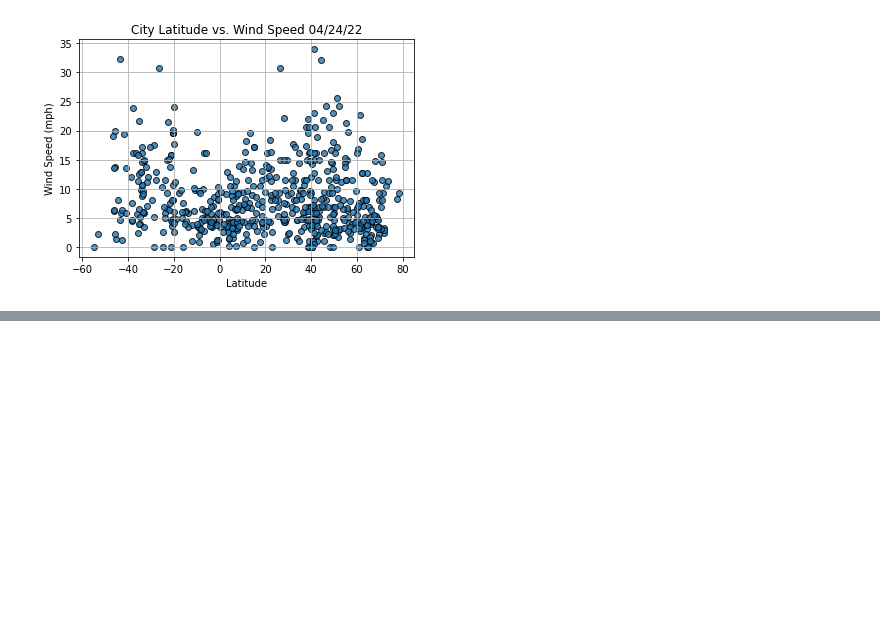
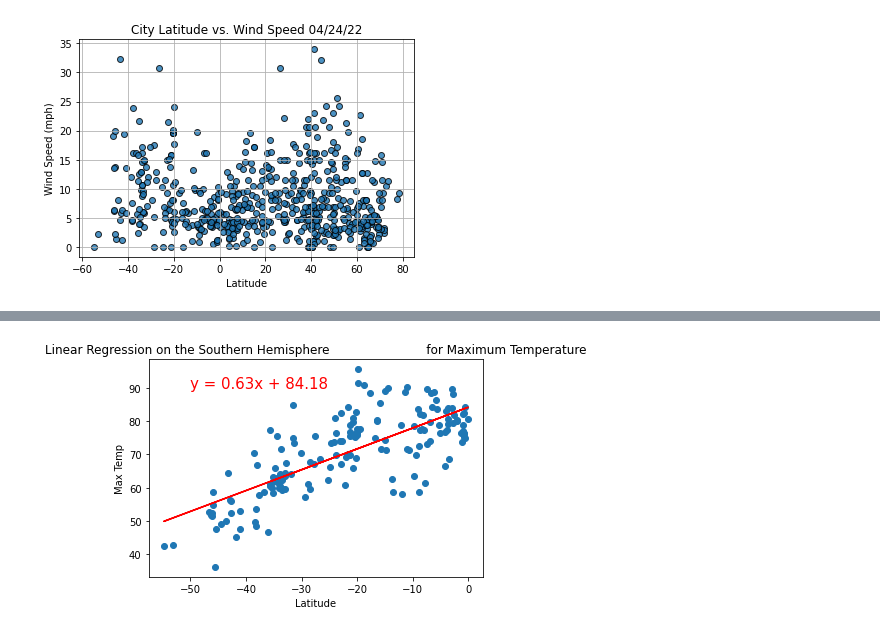
Before and after one commit to kozah346/World_Weather_Analysis, a Jupyter notebook: WeatherPy.ipynb, the cells around one changed output, grey strips where cells are left out. Saved outputs shown, nothing was run; the diff lists cells and outputs as text; code cells hidden in the pictures; blank space fills up the shorter version.

```diff
--- a/WeatherPy.ipynb
+++ b/WeatherPy.ipynb
@@ -255,0 +290,10 @@ plt.show()
+# %%
+# Linear regression on the Southern Hemisphere
+x_values = southern_hemi_df["Lat"]
+y_values = southern_hemi_df["Max Temp"]
+# Call the function.
+plot_linear_regression(x_values, y_values,
+                       'Linear Regression on the Southern Hemisphere \
+                        for Maximum Temperature', 'Max Temp',(-50,90))
+# %% [output]
+[figure, added]
```
Also changed, not shown: parts of 8 cells of this notebook.
